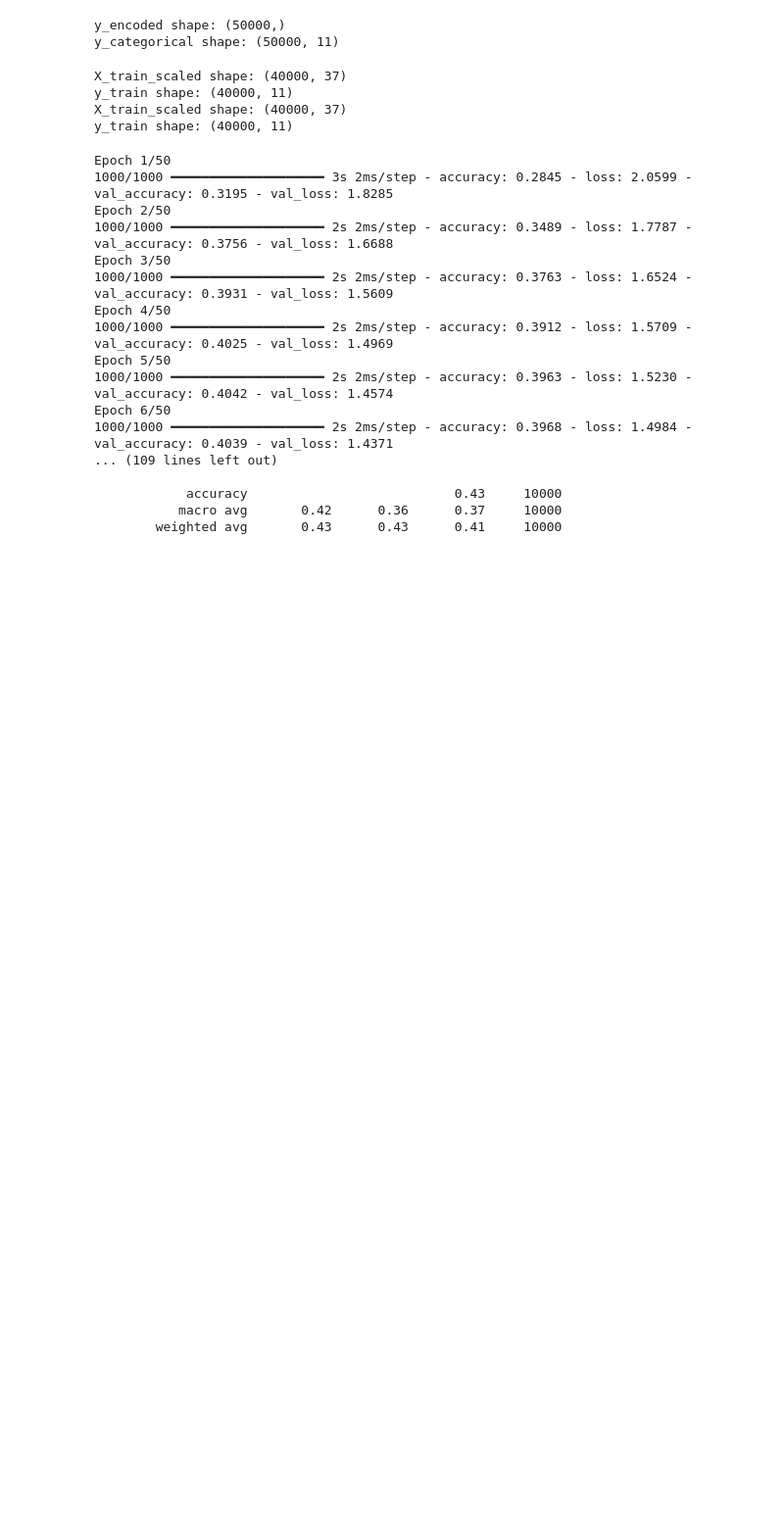
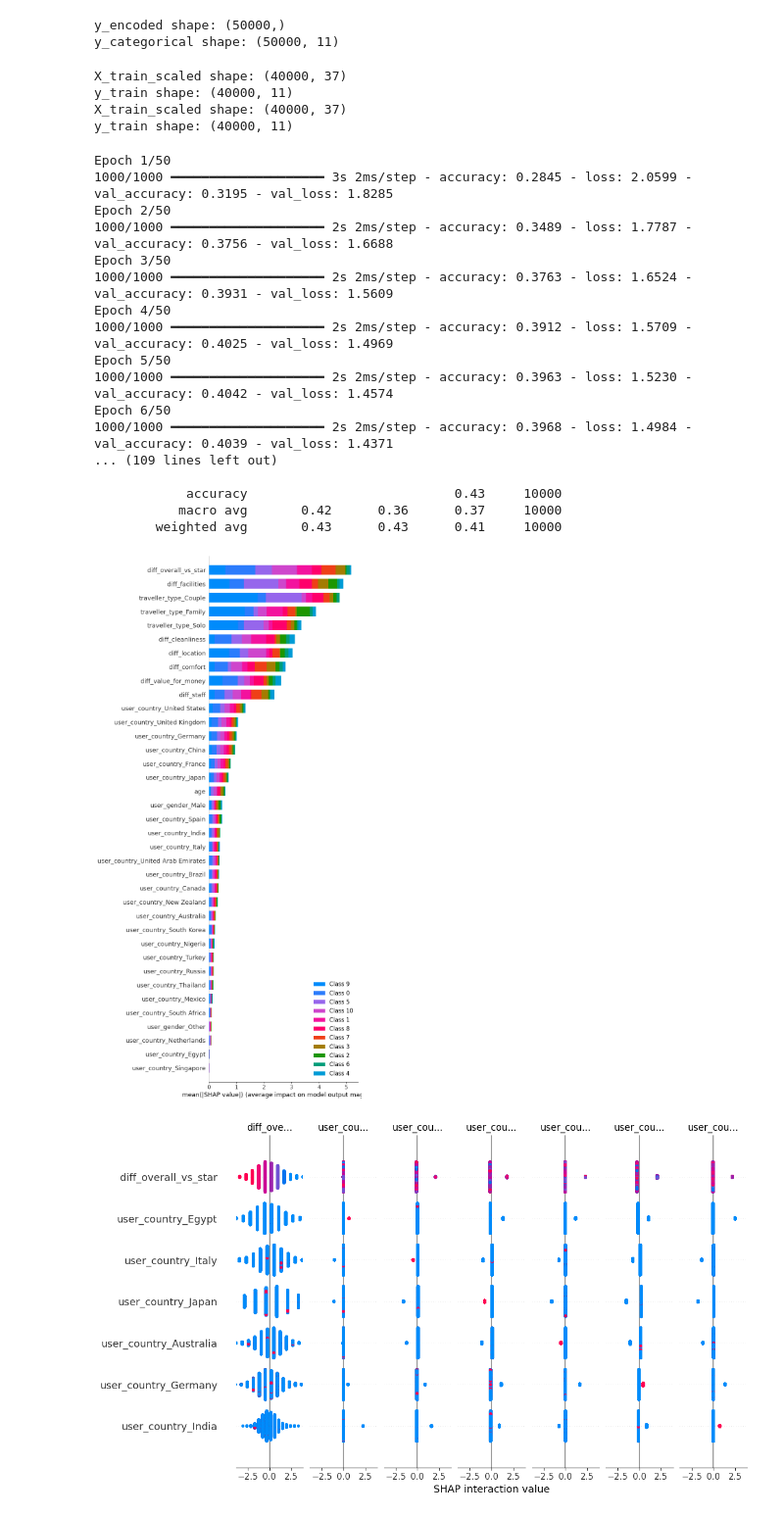
Before and after one commit to quadrefolio/ACL, a Jupyter notebook: model_country.ipynb, the cells around one changed output. Shown at 98% size. Cells and saved outputs as stored; diff of their text form; code cells hidden in the pictures; blank space fills up the shorter version.

```diff
--- a/model_country.ipynb
+++ b/model_country.ipynb
@@ -289,3 +289,21 @@ Epoch 6/50
             accuracy                           0.43     10000
            macro avg       0.42      0.36      0.37     10000
         weighted avg       0.43      0.43      0.41     10000
+# %%
+# global explanation
+explainer = shap.LinearExplainer(log_model, X_train)
+
+shap_values = explainer.shap_values(X_test)
+
+if isinstance(shap_values, list):
+    shap_values = shap_values[1] if len(shap_values) > 1 else shap_values[0]
+
+
+shap_values = np.array(shap_values, dtype=np.float64)
+
+
+shap.summary_plot(shap_values, X_test, plot_type="bar", max_display=X_test.shape[1], show=True)
+shap.summary_plot(shap_values, X_test)
+# %% [output]
+[figure, added]
+[figure, added]
```
Also changed, not shown: 1 other file.
